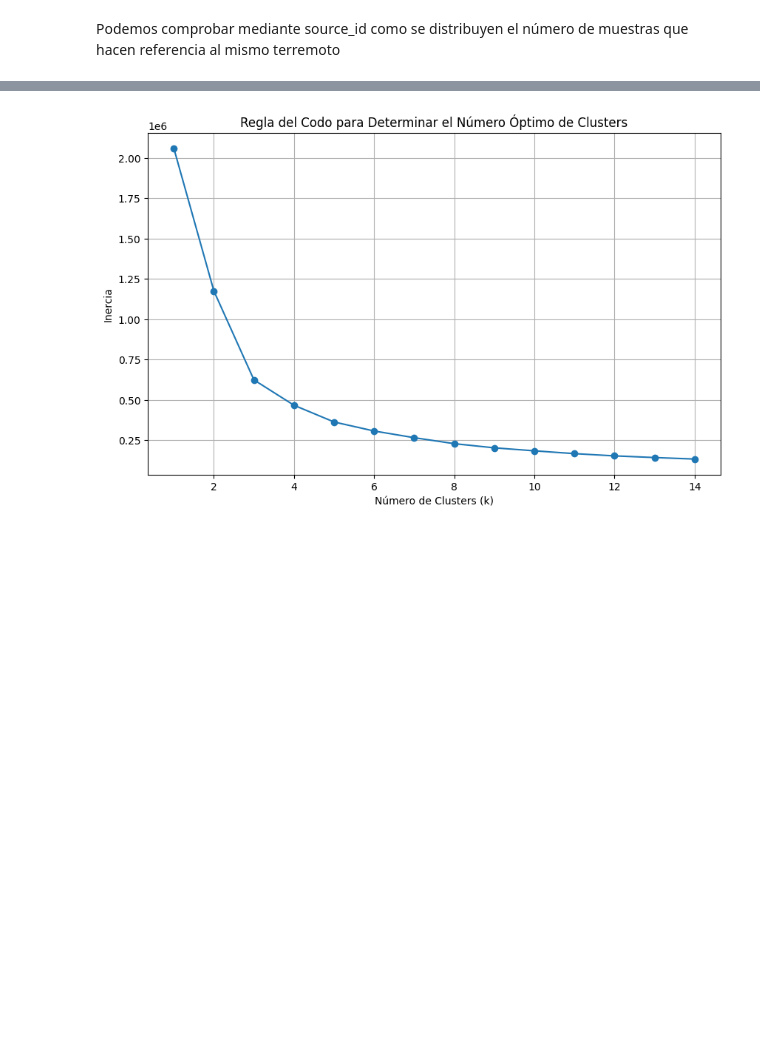
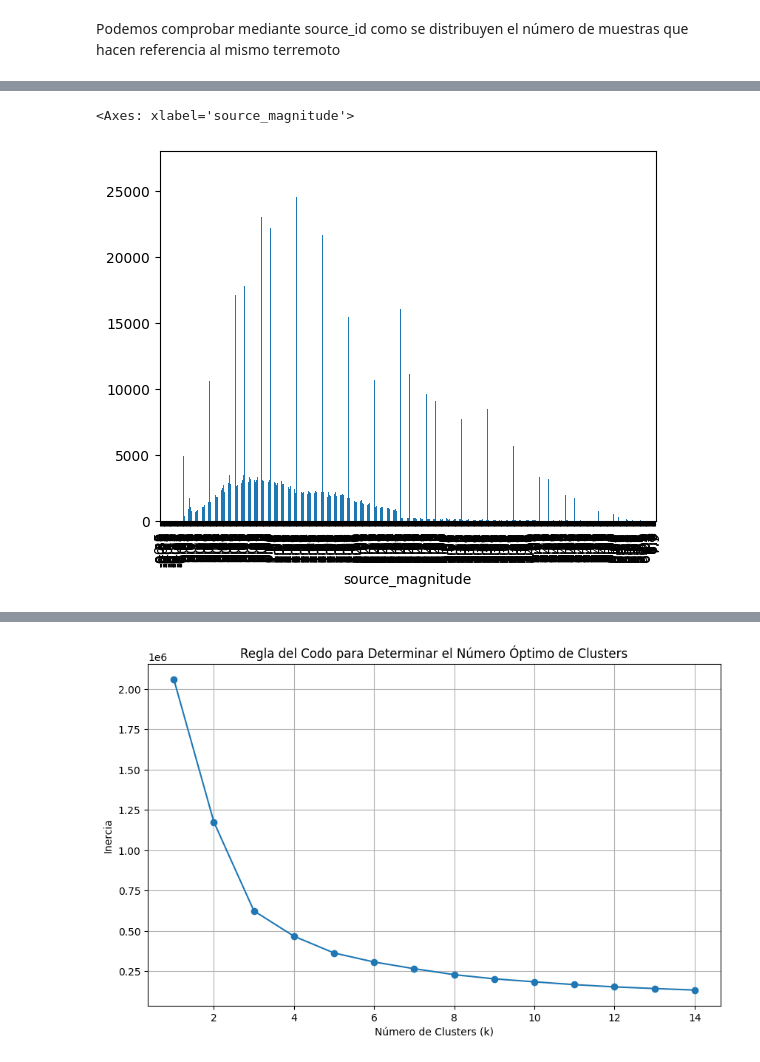
Before and after one commit to Alf-caput/ProyectoFinal_Capstone, a Jupyter notebook: capstone.ipynb, the cells around one changed output, grey strips where cells are left out. Drawn from its saved outputs; the diff is of its cells as text; code cells hidden in the pictures; blank space fills up the shorter version.

```diff
--- a/capstone.ipynb
+++ b/capstone.ipynb
@@ -213,0 +322,5 @@ dtype: float64
+# %%
+df_earthquakes.groupby('source_magnitude').size().plot(kind='bar')
+# %% [output]
+<Axes: xlabel='source_magnitude'>
+[figure, added]
```
Also changed, not shown: parts of 23 cells of this notebook.
